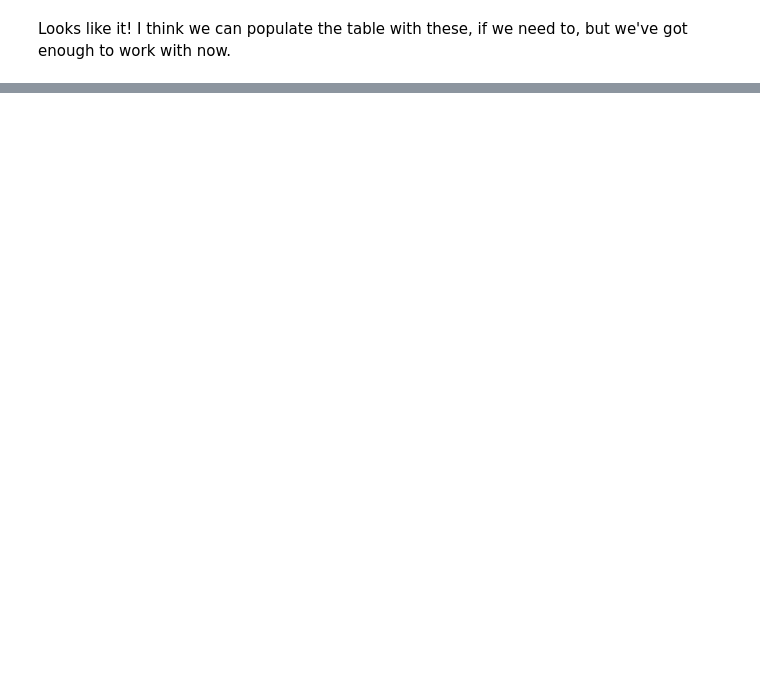
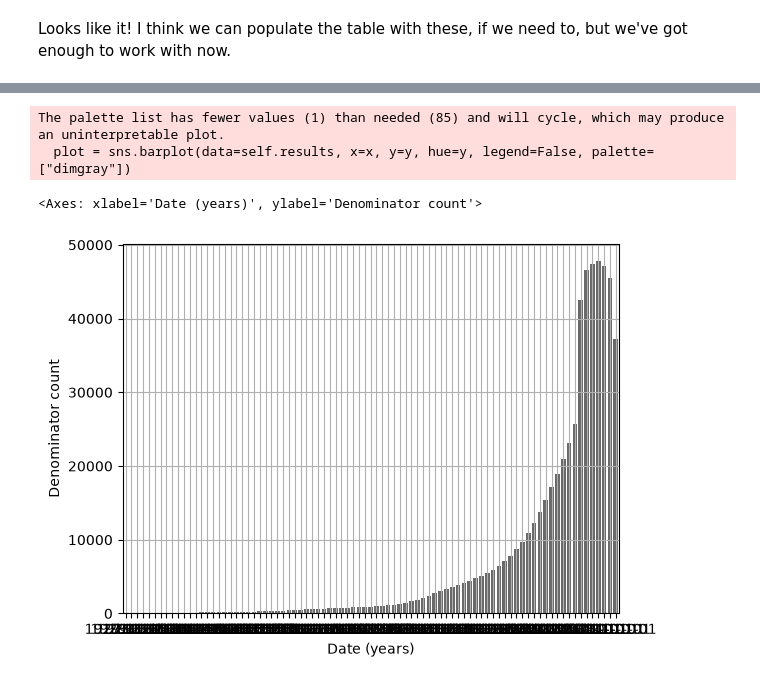
Before and after one commit to Health-Informatics-UoN/python-omop-vis, a Jupyter notebook: IncidencePrevalence plots.ipynb, the cells around one changed output, grey strips where cells are left out. Saved outputs shown, nothing was run; the diff lists cells and outputs as text; code cells hidden in the pictures; blank space fills up the shorter version.

Commit message:
initial plots

```diff
--- a/IncidencePrevalence plots.ipynb
+++ b/IncidencePrevalence plots.ipynb
@@ -271,0 +522,2 @@ Now we have a good reason to store the settings and data together.
+# %%
+incidence_result = IncidenceResult.from_summarised_result(SummarisedResult(incidence))
@@ -271,0 +556,8 @@ Now we have a good reason to store the settings and data together.
+# %%
+pop_test = incidence_result.plot_incidence_population()
+pop_test
+# %% [output]
+The palette list has fewer values (1) than needed (85) and will cycle, which may produce an uninterpretable plot.
+  plot = sns.barplot(data=self.results, x=x, y=y, hue=y, legend=False, palette=["dimgray"])
+<Axes: xlabel='Date (years)', ylabel='Denominator count'>
+[figure, added]
```
Also changed, not shown: parts of 24 cells of this notebook, 4 other files.
